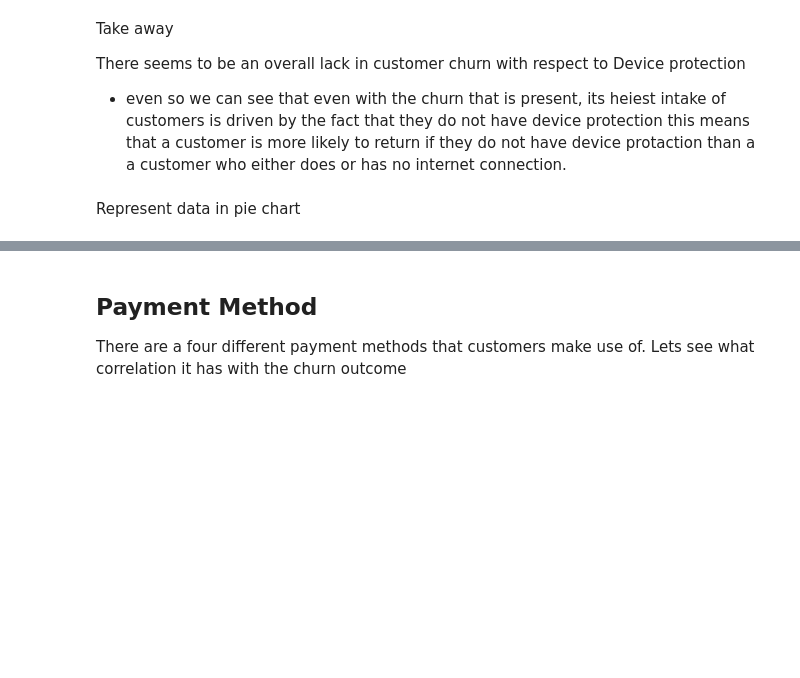
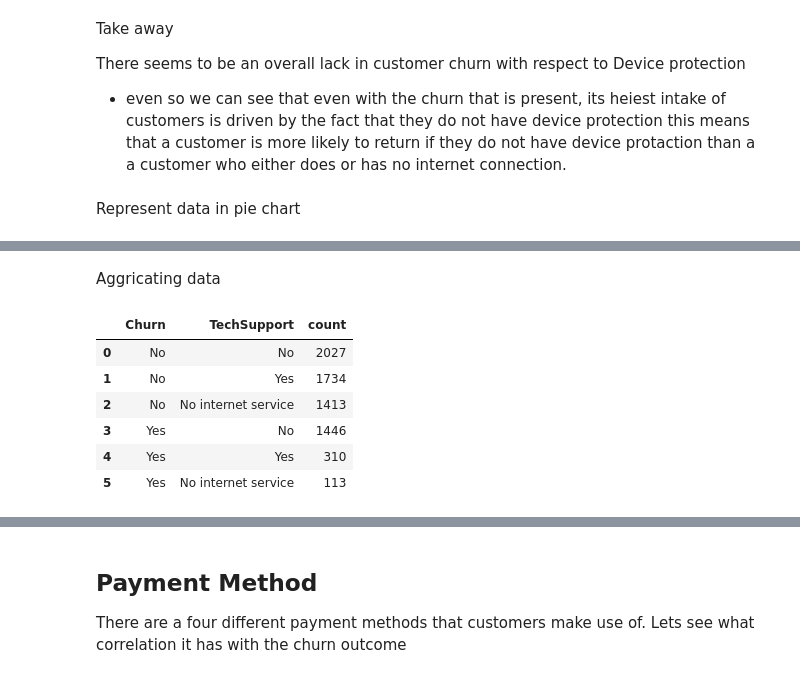
Before and after one commit to PreciousNosiphoDonkrag/MLG382_Projects, a Jupyter notebook: project_2/customer_churn.ipynb, the cells around one changed output, grey strips where cells are left out. Drawn from its saved outputs; the diff is of its cells as text; code cells hidden in the pictures; blank space fills up the shorter version.

```diff
--- a/project_2/customer_churn.ipynb
+++ b/project_2/customer_churn.ipynb
@@ -699,0 +721,17 @@ for col in listofComparison:
+# %% [markdown]
+Aggricating data
+# %%
+TechS= pd.DataFrame(
+    Tech.groupby("Churn")
+    .value_counts()
+    .reset_index()
+)
+TechS
+# %% [output]
+|  | Churn | TechSupport | count |
+| 0 | No | No | 2027 |
+| 1 | No | Yes | 1734 |
+| 2 | No | No internet service | 1413 |
+| 3 | Yes | No | 1446 |
+| 4 | Yes | Yes | 310 |
+| 5 | Yes | No internet service | 113 |
```
Also changed, not shown: parts of 8 cells of this notebook.
